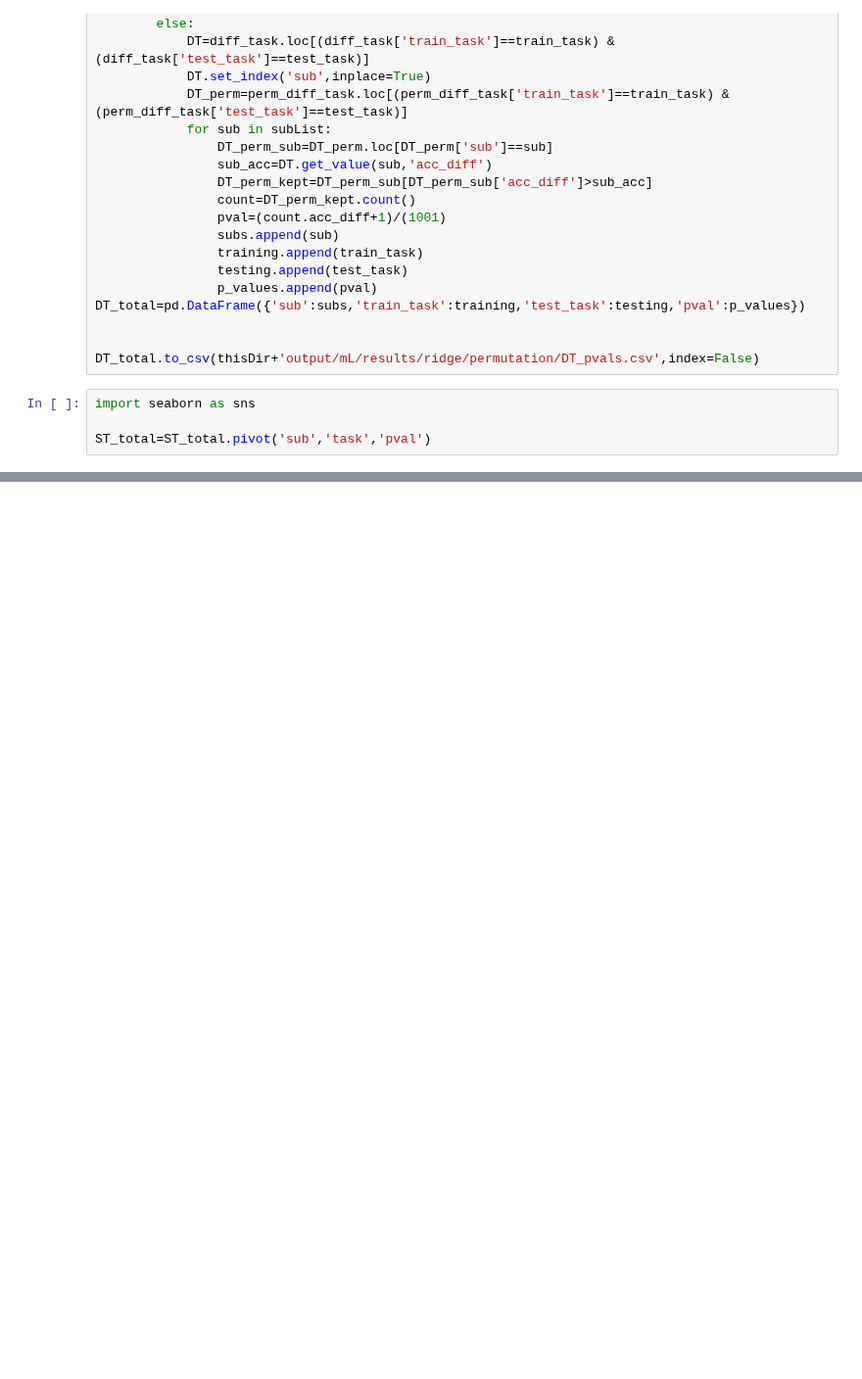
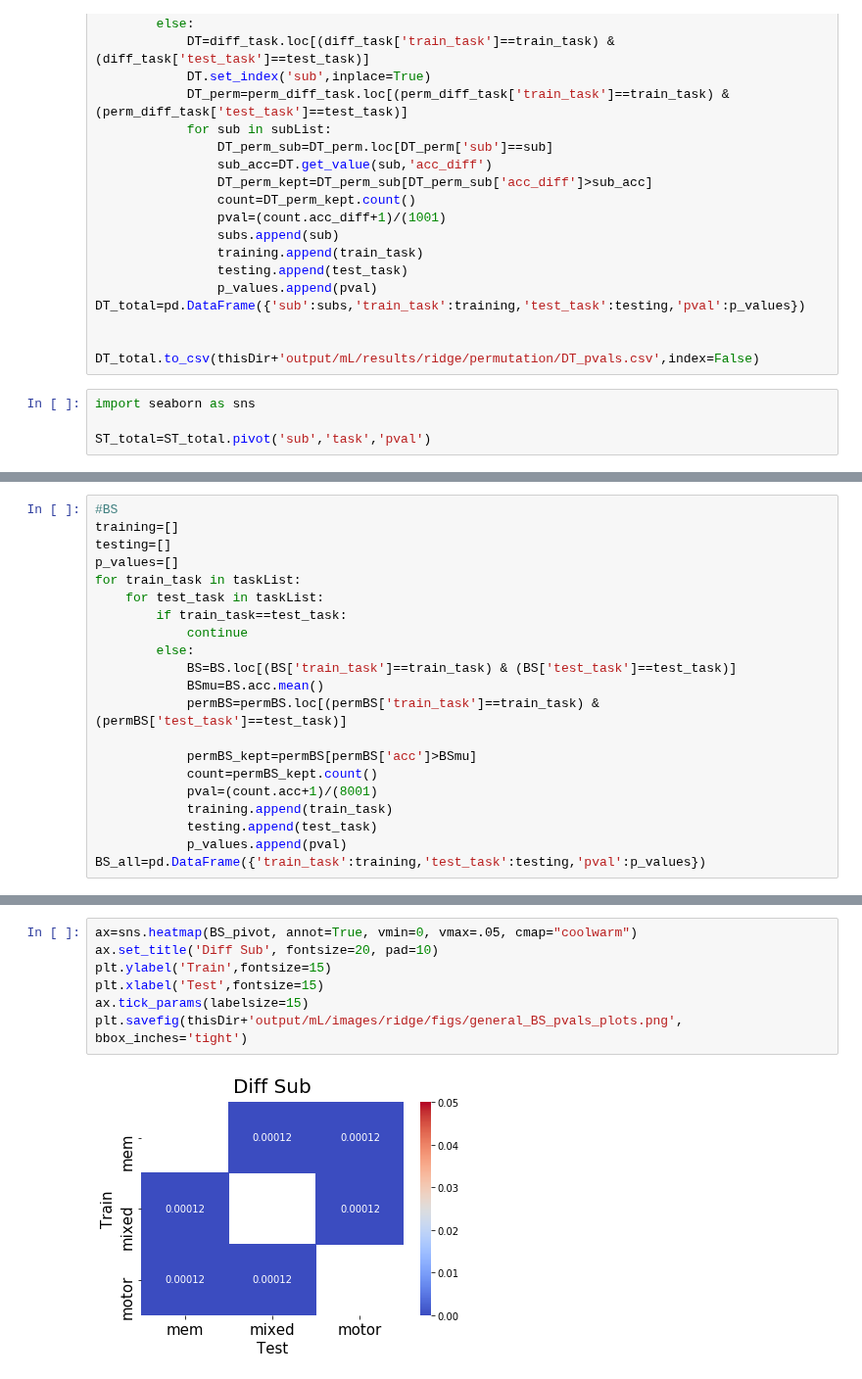
Before and after one commit to GrattonLab/MSC_Alexis, a Jupyter notebook: analysis/code/mL_rsfMRI/supplemental_exploration/perm_stats.ipynb, the cells around one changed output, grey strips where cells are left out. Shown at 98% size. Cells and saved outputs as stored; diff of their text form; blank space fills up the shorter version.

```diff
--- a/analysis/code/mL_rsfMRI/supplemental_exploration/perm_stats.ipynb
+++ b/analysis/code/mL_rsfMRI/supplemental_exploration/perm_stats.ipynb
@@ -410,0 +578,21 @@ plt.savefig(thisDir+'output/mL/images/ridge/figs/DT_pvals_mem_plots.png', bbox_i
+# %%
+#BS
+training=[]
+testing=[]
+p_values=[]
+for train_task in taskList:
+    for test_task in taskList:
+        if train_task==test_task:
+            continue
+        else:
+            BS=BS.loc[(BS['train_task']==train_task) & (BS['test_task']==test_task)]
+            BSmu=BS.acc.mean()
+            permBS=permBS.loc[(permBS['train_task']==train_task) & (permBS['test_task']==test_task)]
+
+            permBS_kept=permBS[permBS['acc']>BSmu]
+            count=permBS_kept.count()
+            pval=(count.acc+1)/(8001)
+            training.append(train_task)
+            testing.append(test_task)
+            p_values.append(pval)
+BS_all=pd.DataFrame({'train_task':training,'test_task':testing,'pval':p_values})
@@ -410,0 +628,9 @@ plt.savefig(thisDir+'output/mL/images/ridge/figs/DT_pvals_mem_plots.png', bbox_i
+# %%
+ax=sns.heatmap(BS_pivot, annot=True, vmin=0, vmax=.05, cmap="coolwarm")
+ax.set_title('Diff Sub', fontsize=20, pad=10)
+plt.ylabel('Train',fontsize=15)
+plt.xlabel('Test',fontsize=15)
+ax.tick_params(labelsize=15)
+plt.savefig(thisDir+'output/mL/images/ridge/figs/general_BS_pvals_plots.png', bbox_inches='tight')
+# %% [output]
+[figure, added]
```
Also changed, not shown: parts of 32 cells of this notebook, 20 other files.
